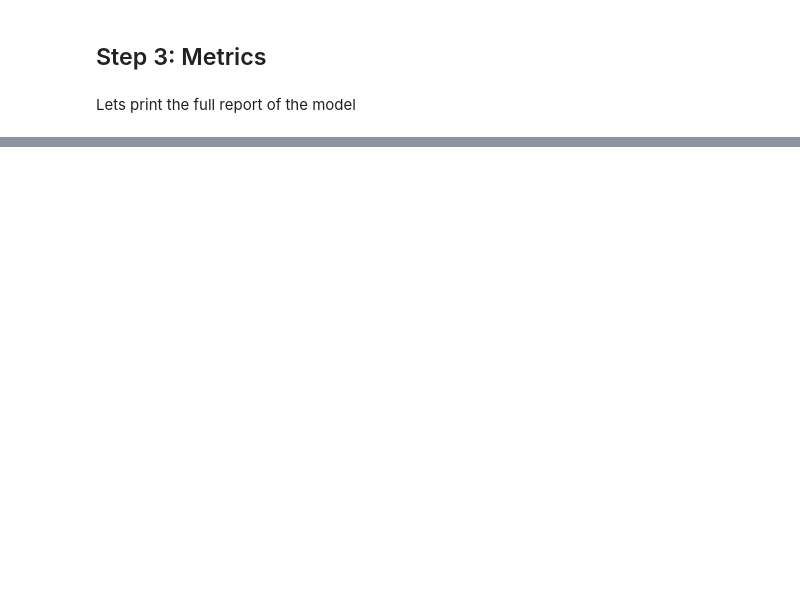
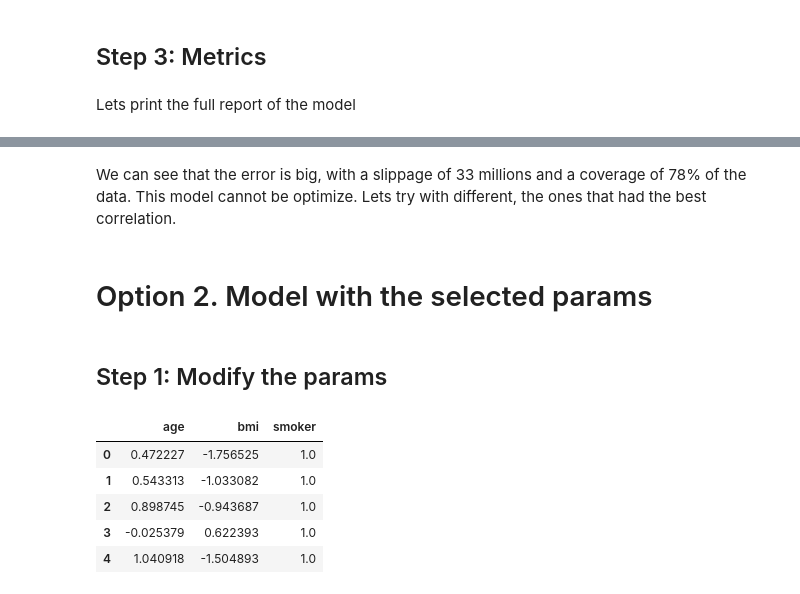
Before and after one commit to 4GeeksAcademy/alejandroNovellino-regularized-linear-regression-project, a Jupyter notebook: src/model.ipynb, the cells around one changed output, grey strips where cells are left out. Saved outputs shown, nothing was run; the diff lists cells and outputs as text; code cells hidden in the pictures; blank space fills up the shorter version.

```diff
--- a/src/model.ipynb
+++ b/src/model.ipynb
@@ -183,4 +93,0 @@ grid = GridSearchCV(opt_model, hyperparams, scoring = 'accuracy', cv = 5, n_jobs
-# %%
-grid.fit(X_train, y_train.values.ravel())
-
-print(f"Best hyperparameters: {grid.best_params_}")
@@ -273,0 +107,22 @@ We can see that we obtained almost the same results, some higher decimals in the
+# %% [markdown]
+We can see that the error is big, with a slippage of 33 millions and a coverage of 78% of the data. This model cannot be optimize. Lets try with different, the ones that had the best correlation.
+# %% [markdown]
+# Option 2. Model with the selected params
+# %% [markdown]
+## Step 1: Modify the params
+# %%
+# selected columns
+selected_features = ['age', 'bmi', 'smoker']
+# %%
+# update the selected features
+X_train = X_train[selected_features]
+X_test = X_test[selected_features]
+# %%
+X_train.head()
+# %% [output]
+|  | age | bmi | smoker |
+| 0 | 0.472227 | -1.756525 | 1.0 |
+| 1 | 0.543313 | -1.033082 | 1.0 |
+| 2 | 0.898745 | -0.943687 | 1.0 |
+| 3 | -0.025379 | 0.622393 | 1.0 |
+| 4 | 1.040918 | -1.504893 | 1.0 |
```
Also changed, not shown: parts of 43 cells of this notebook.
